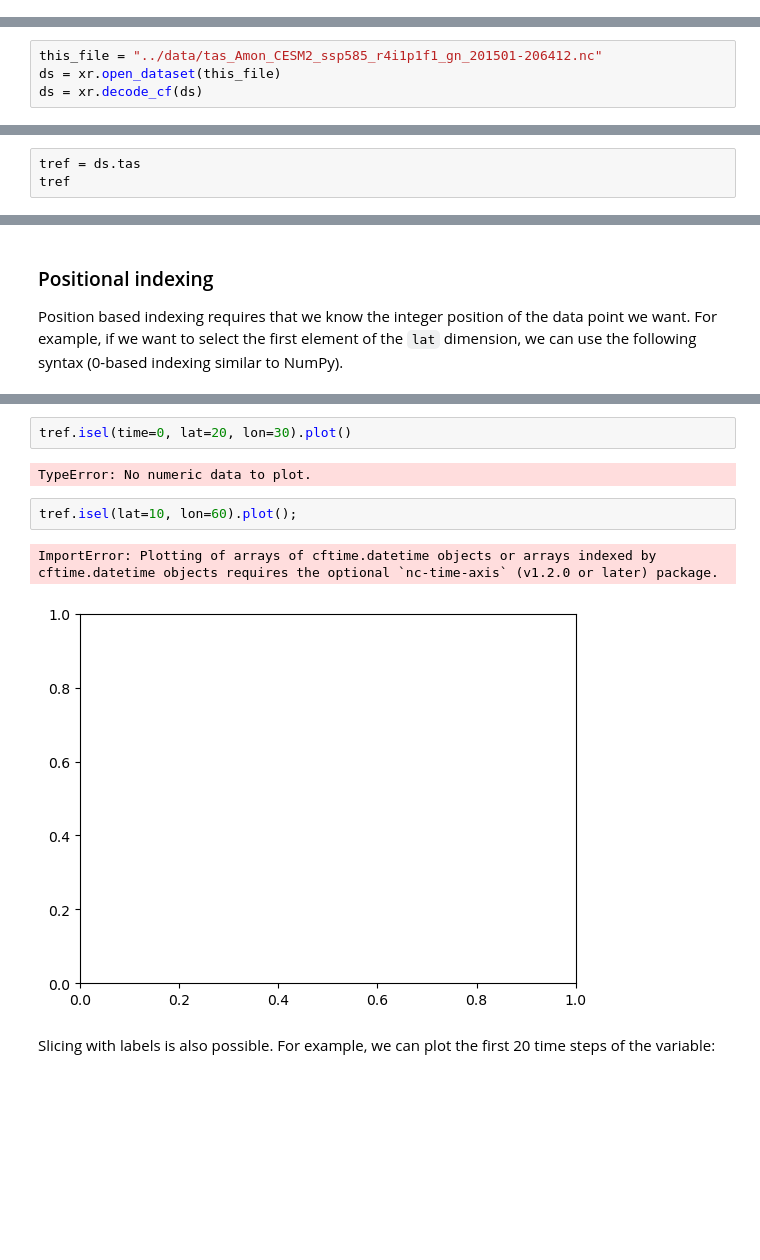
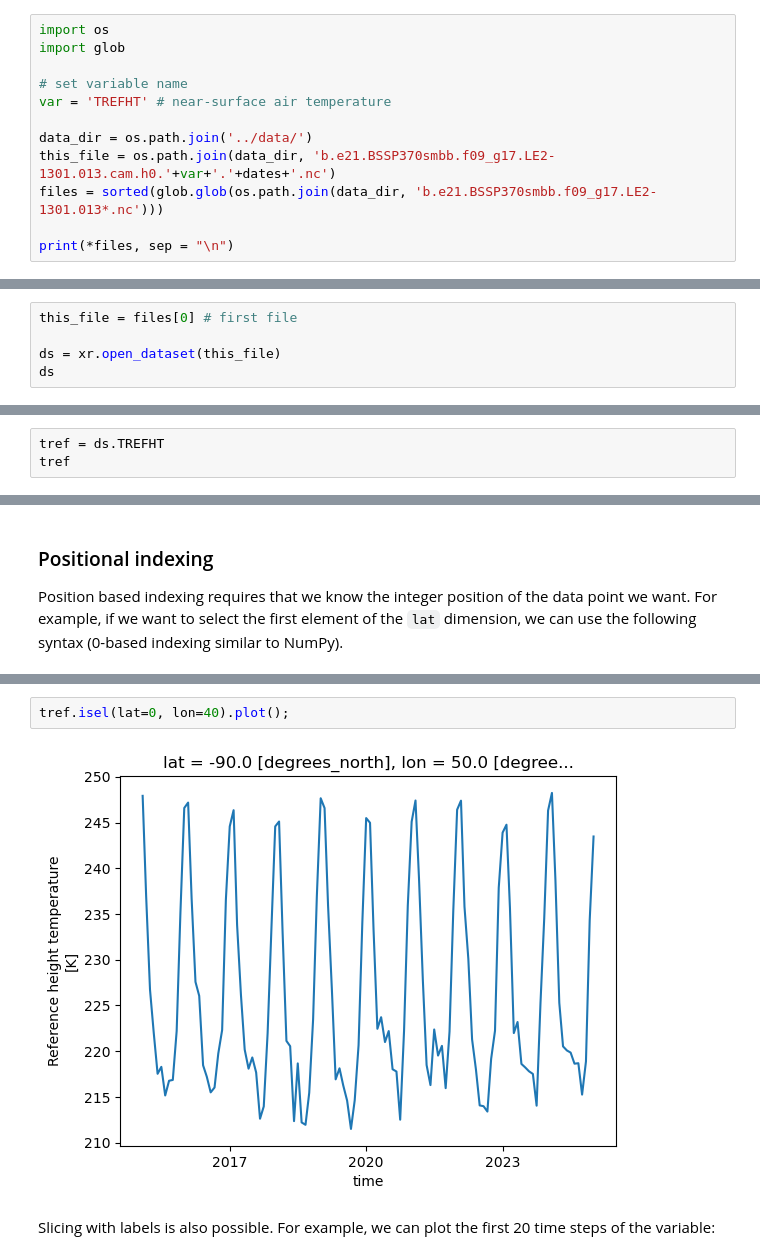
Before and after one commit to NCAR/Xarray-Dask-ESDS-2024, a Jupyter notebook: notebooks/01-xarray-intro.ipynb, the cells around one changed output, grey strips where cells are left out. Drawn from its saved outputs; the diff is of its cells as text; blank space fills up the shorter version.

```diff
--- a/notebooks/01-xarray-intro.ipynb
+++ b/notebooks/01-xarray-intro.ipynb
@@ -185,0 +173,12 @@ Downloading data: tas_Amon_CESM2_ssp585_r4i1p1f1_gn_206501-210012.nc
+# %%
+import os
+import glob
+
+# set variable name
+var = 'TREFHT' # near-surface air temperature
+
+data_dir = os.path.join('../data/')
+this_file = os.path.join(data_dir, 'b.e21.BSSP370smbb.f09_g17.LE2-1301.013.cam.h0.'+var+'.'+dates+'.nc')
+files = sorted(glob.glob(os.path.join(data_dir, 'b.e21.BSSP370smbb.f09_g17.LE2-1301.013*.nc')))
+
+print(*files, sep = "\n")
@@ -186,4 +197,5 @@ Downloading data: tas_Amon_CESM2_ssp585_r4i1p1f1_gn_206501-210012.nc
 # %%
-this_file = "../data/tas_Amon_CESM2_ssp585_r4i1p1f1_gn_201501-206412.nc"
+this_file = files[0] # first file
+
 ds = xr.open_dataset(this_file)
-ds = xr.decode_cf(ds)
+ds
@@ -190,4 +220,4 @@ ds = xr.decode_cf(ds)
 # %%
-tref = ds.tas
+tref = ds.TREFHT
 tref
 # %% [output]
@@ -241,15 +271,10 @@ Yes! You can use dimension names instead of integers to select data.
 ### Positional Indexing Using Dimension Names (`.isel`)
 
 Xarray objects eliminate much of the mental overhead by allowing indexing using dimension names and instead of axes numbers and `isel`:
-# %%
-tref.isel(time=0, lat=20, lon=30).plot()
-# %% [output]
-TypeError: No numeric data to plot.
 # %%
-tref.isel(lat=10, lon=60).plot();
+tref.isel(lat=0, lon=40).plot();
 # %% [output]
-ImportError: Plotting of arrays of cftime.datetime objects or arrays indexed by cftime.datetime objects requires the optional `nc-time-axis` (v1.2.0 or later) package.
-[figure, old version]
+[figure, new version]
 # %% [markdown]
 Slicing with labels is also possible. For example, we can plot the first 20 time steps of the variable:
 # %%
```
Also changed, not shown: parts of 94 cells of this notebook.
